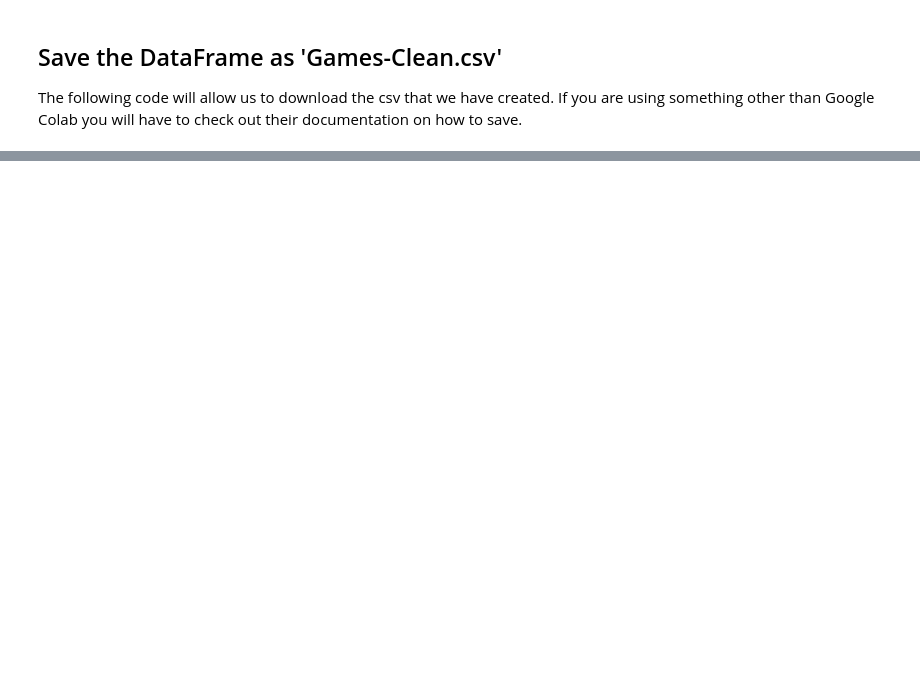
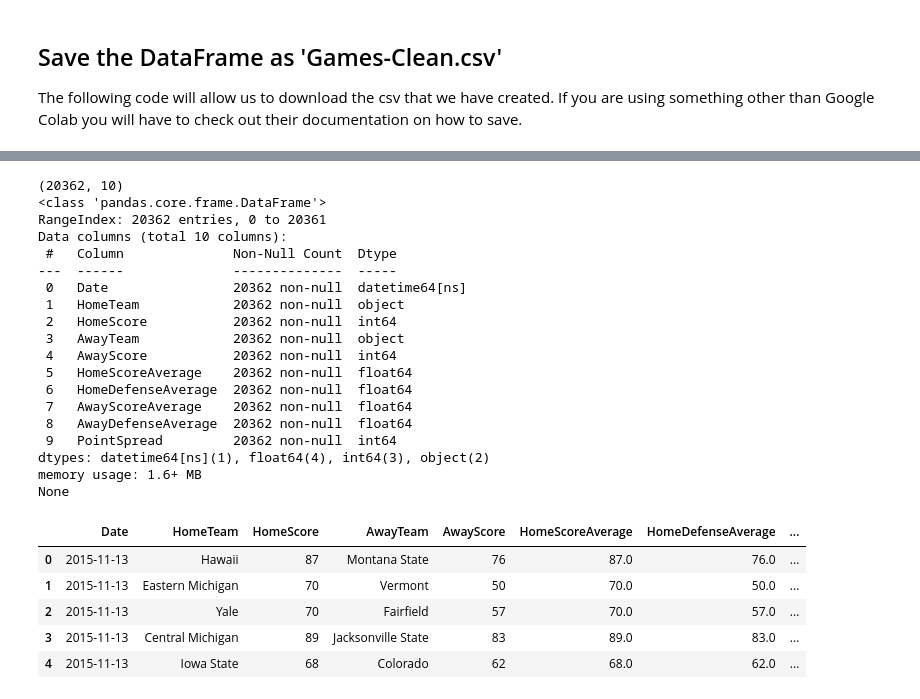
Before and after one commit to Zburns31/Personal_Code, a Jupyter notebook: Predicting_Basketball_Scores_with_DL.ipynb, the cells around one changed output, grey strips where cells are left out. Drawn from its saved outputs; the diff is of its cells as text; code cells hidden in the pictures; blank space fills up the shorter version.

```diff
--- a/Predicting_Basketball_Scores_with_DL.ipynb
+++ b/Predicting_Basketball_Scores_with_DL.ipynb
@@ -342,0 +356,40 @@ files.download(file_name)
+# %%
+import tensorflow as tf
+from tensorflow.keras.models import Sequential
+from tensorflow.keras.layers import Dense, Dropout, Flatten
+from tensorflow.keras import utils
+
+import plotly.graph_objects as go
+import plotly
+
+games_df = pd.read_csv('Games-Clean.csv')
+games_df['Date'] = pd.to_datetime(games_df['Date'])
+print(games_df.shape)
+print(games_df.info())
+games_df.head()
+# %% [output]
+(20362, 10)
+<class 'pandas.core.frame.DataFrame'>
+RangeIndex: 20362 entries, 0 to 20361
+Data columns (total 10 columns):
+ #   Column              Non-Null Count  Dtype
+---  ------              --------------  -----
+ 0   Date                20362 non-null  datetime64[ns]
+ 1   HomeTeam            20362 non-null  object
+ 2   HomeScore           20362 non-null  int64
+ 3   AwayTeam            20362 non-null  object
+ 4   AwayScore           20362 non-null  int64
+ 5   HomeScoreAverage    20362 non-null  float64
+ 6   HomeDefenseAverage  20362 non-null  float64
+ 7   AwayScoreAverage    20362 non-null  float64
+ 8   AwayDefenseAverage  20362 non-null  float64
+ 9   PointSpread         20362 non-null  int64
+dtypes: datetime64[ns](1), float64(4), int64(3), object(2)
+memory usage: 1.6+ MB
+None
+|  | Date | HomeTeam | HomeScore | AwayTeam | AwayScore | HomeScoreAverage | HomeDefenseAverage | ... |
+| 0 | 2015-11-13 | Hawaii | 87 | Montana State | 76 | 87.0 | 76.0 | ... |
+| 1 | 2015-11-13 | Eastern Michigan | 70 | Vermont | 50 | 70.0 | 50.0 | ... |
+| 2 | 2015-11-13 | Yale | 70 | Fairfield | 57 | 70.0 | 57.0 | ... |
+| 3 | 2015-11-13 | Central Michigan | 89 | Jacksonville State | 83 | 89.0 | 83.0 | ... |
+| 4 | 2015-11-13 | Iowa State | 68 | Colorado | 62 | 68.0 | 62.0 | ... |
```
Also changed, not shown: parts of 12 cells of this notebook.
